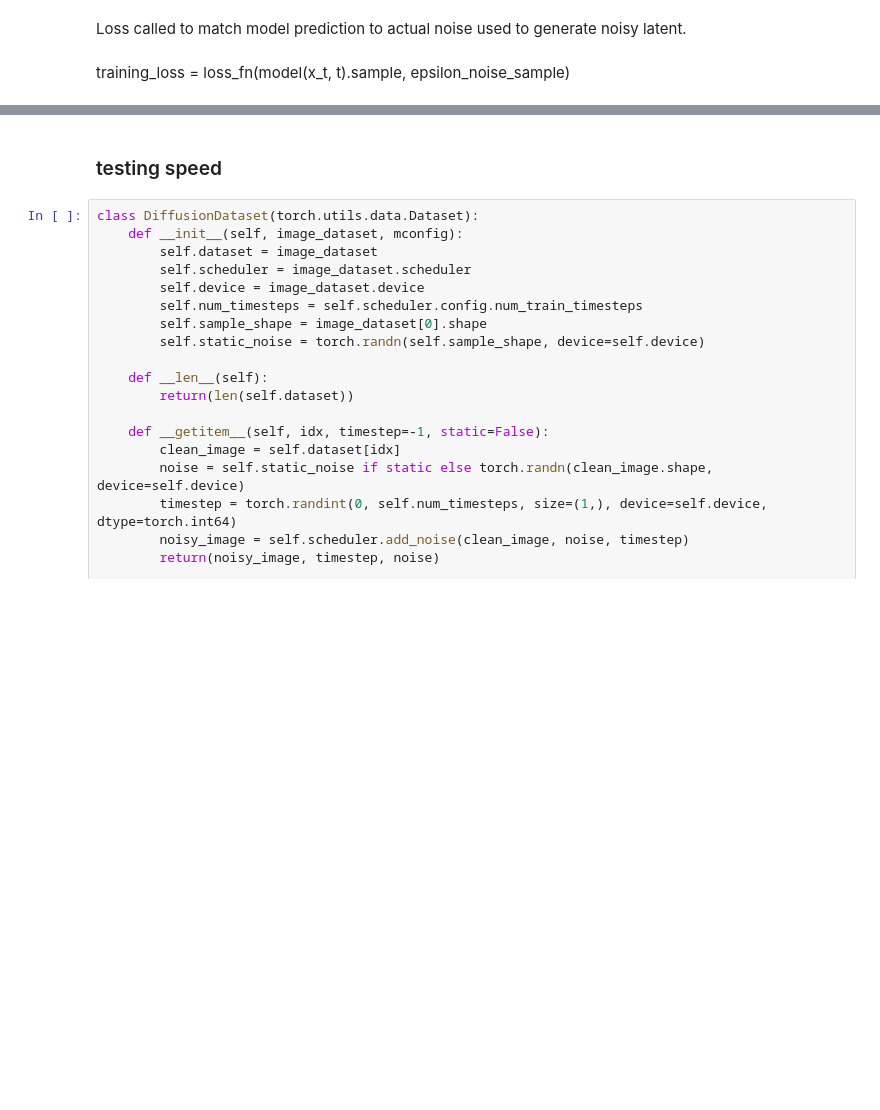
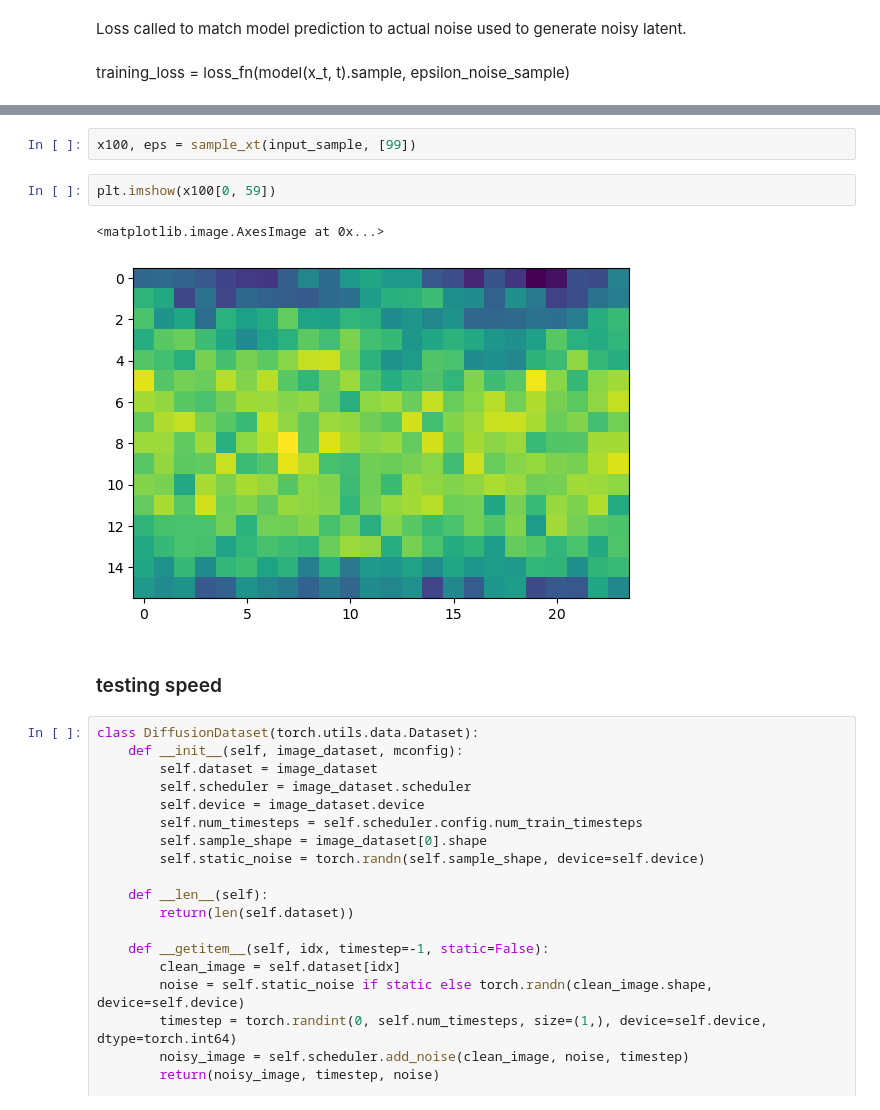
Before and after one commit to SammyAgrawal/diffusion-climsim, a Jupyter notebook: DiffusionModels.ipynb, the cells around one changed output, grey strips where cells are left out. Drawn from its saved outputs; the diff is of its cells as text; blank space fills up the shorter version.

```diff
--- a/DiffusionModels.ipynb
+++ b/DiffusionModels.ipynb
@@ -541,3 +452,10 @@ plt.show()
+# %%
+x100, eps = sample_xt(input_sample, [99])
+# %%
+plt.imshow(x100[0, 59])
+# %% [output]
+<matplotlib.image.AxesImage at 0x...>
+[figure, added]
 # %% [markdown]
 ### testing speed
 # %%
```
Also changed, not shown: parts of 61 cells of this notebook, 4 other files.
